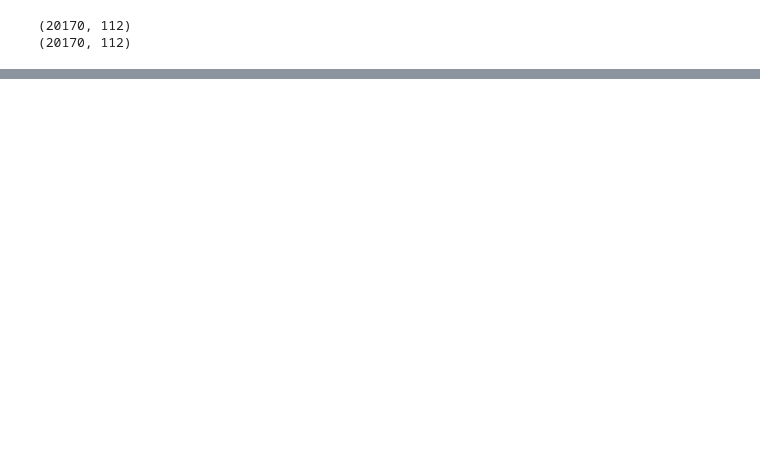
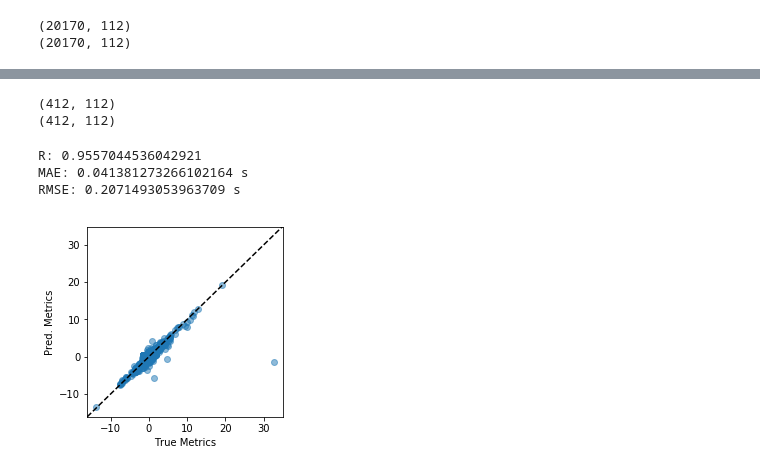
Before and after one commit to YulianaGomez/power, a Jupyter notebook: nvidia_gpus/all_apps/DL_Metric_Translation.ipynb, the cells around one changed output, grey strips where cells are left out. Cells and saved outputs as stored; diff of their text form; code cells hidden in the pictures; blank space fills up the shorter version.

```diff
--- a/nvidia_gpus/all_apps/DL_Metric_Translation.ipynb
+++ b/nvidia_gpus/all_apps/DL_Metric_Translation.ipynb
@@ -276,3 +276,42 @@ rmse_vals = np.sqrt(np.mean(np.square(y_pred -X_testV),axis=0))
 # %%
 #histogram of different metrics
 #RMSE shows that there is around a 1% error in predicting V100 metrics from P100 data
+# %%
+print(y_pred.shape)
+print(X_testV.shape)
+# %% [output]
+(412, 112)
+(412, 112)
+# %%
+import scipy as sp
+import numpy as np
+import matplotlib.pyplot as plt
+%matplotlib inline
+# Plotting predicted vs true
+print ("R:",  sp.stats.pearsonr(X_testV.flatten(), y_pred.flatten())[0])
+print ("MAE:", np.abs(y_pred.flatten() - X_testV.flatten()).mean(), 's')
+print ("RMSE:", np.sqrt(np.power(X_testV.flatten()- y_pred.flatten(), 2).mean()), 's')
+
+
+fig, ax = plt.subplots()
+
+# Make the plot
+ax.scatter(X_testV, y_pred, alpha=0.5)
+
+# Make it pretty
+ax.set_xlim(ax.get_xlim())
+ax.set_ylim(ax.get_xlim())
+
+ax.set_xlabel('True Metrics')
+ax.set_ylabel('Pred. Metrics')
+
+fig.set_size_inches(3.5, 3.5)
+
+# Add in the goal line
+ax.plot(ax.get_xlim(), ax.get_ylim(), 'k--');
+plt.savefig("metric_predict.png")
+# %% [output]
+R: 0.9557044536042921
+MAE: 0.041381273266102164 s
+RMSE: 0.2071493053963709 s
+[figure, added]
```
Also changed, not shown: parts of 9 cells of this notebook.
